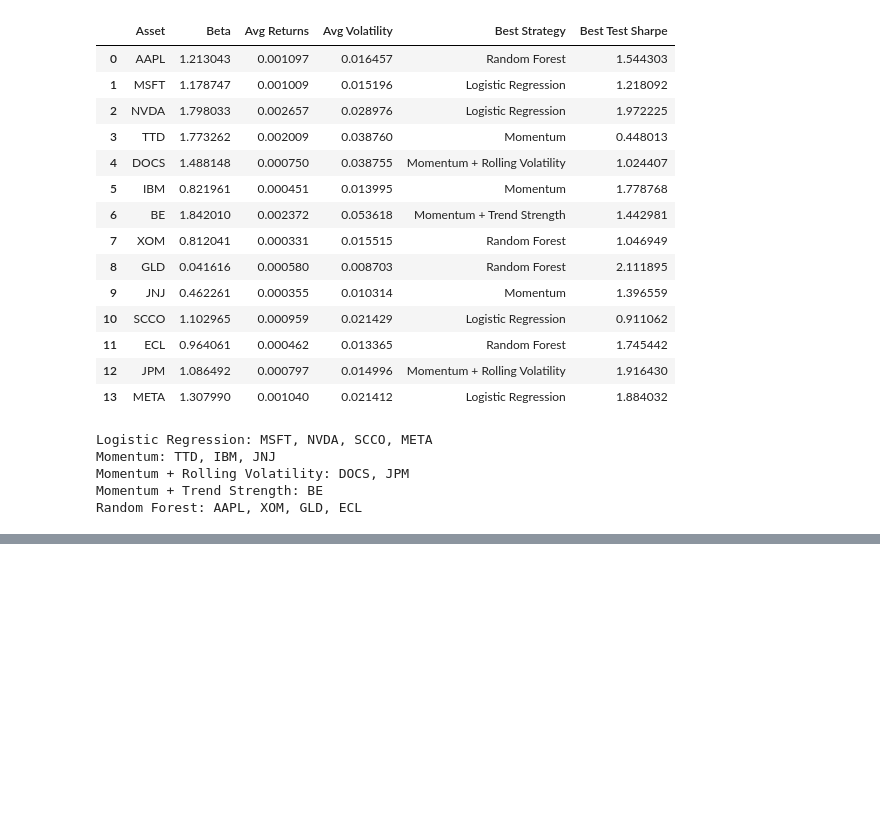
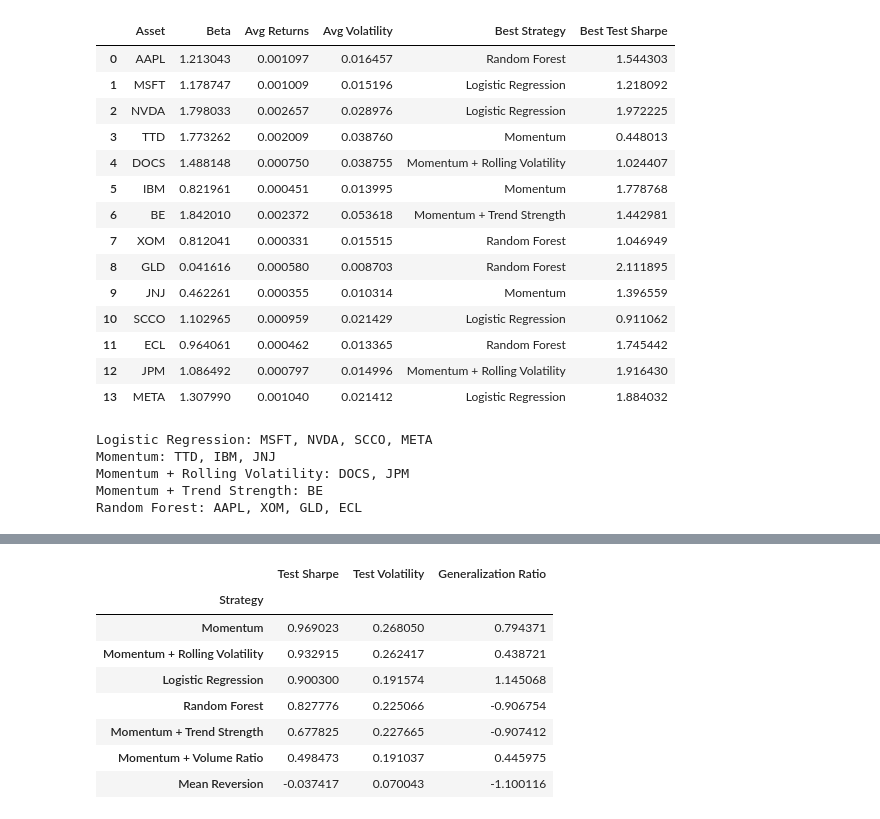
Before and after one commit to noelpdlt/quant-research-system, a Jupyter notebook: notebooks/w11_asset_strategyperformance.ipynb, the cells around one changed output, grey strips where cells are left out. Saved outputs shown, nothing was run; the diff lists cells and outputs as text; code cells hidden in the pictures; blank space fills up the shorter version.

```diff
--- a/notebooks/w11_asset_strategyperformance.ipynb
+++ b/notebooks/w11_asset_strategyperformance.ipynb
@@ -59,0 +73,25 @@ Random Forest: AAPL, XOM, GLD, ECL
+# %%
+summary = (
+    df.groupby("Strategy")
+      .agg({
+          "Test Sharpe":"mean",
+          "Test Volatility":"mean",
+          "Generalization Ratio":"mean"
+      })
+      .sort_values(
+          "Test Sharpe",
+          ascending=False
+      )
+)
+
+summary
+# %% [output]
+|  | Test Sharpe | Test Volatility | Generalization Ratio |
+| Strategy |  |  |  |
+| Momentum | 0.969023 | 0.268050 | 0.794371 |
+| Momentum + Rolling Volatility | 0.932915 | 0.262417 | 0.438721 |
+| Logistic Regression | 0.900300 | 0.191574 | 1.145068 |
+| Random Forest | 0.827776 | 0.225066 | -0.906754 |
+| Momentum + Trend Strength | 0.677825 | 0.227665 | -0.907412 |
+| Momentum + Volume Ratio | 0.498473 | 0.191037 | 0.445975 |
+| Mean Reversion | -0.037417 | 0.070043 | -1.100116 |
```
Also changed, not shown: parts of 4 cells of this notebook, 1 other file.
